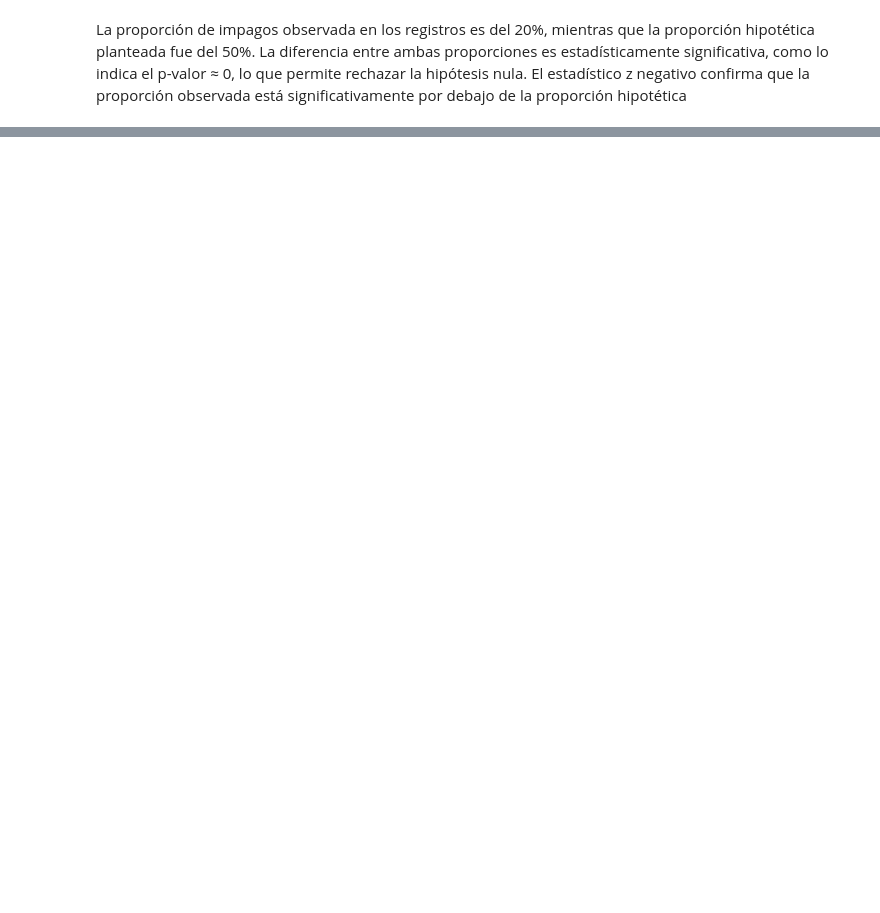
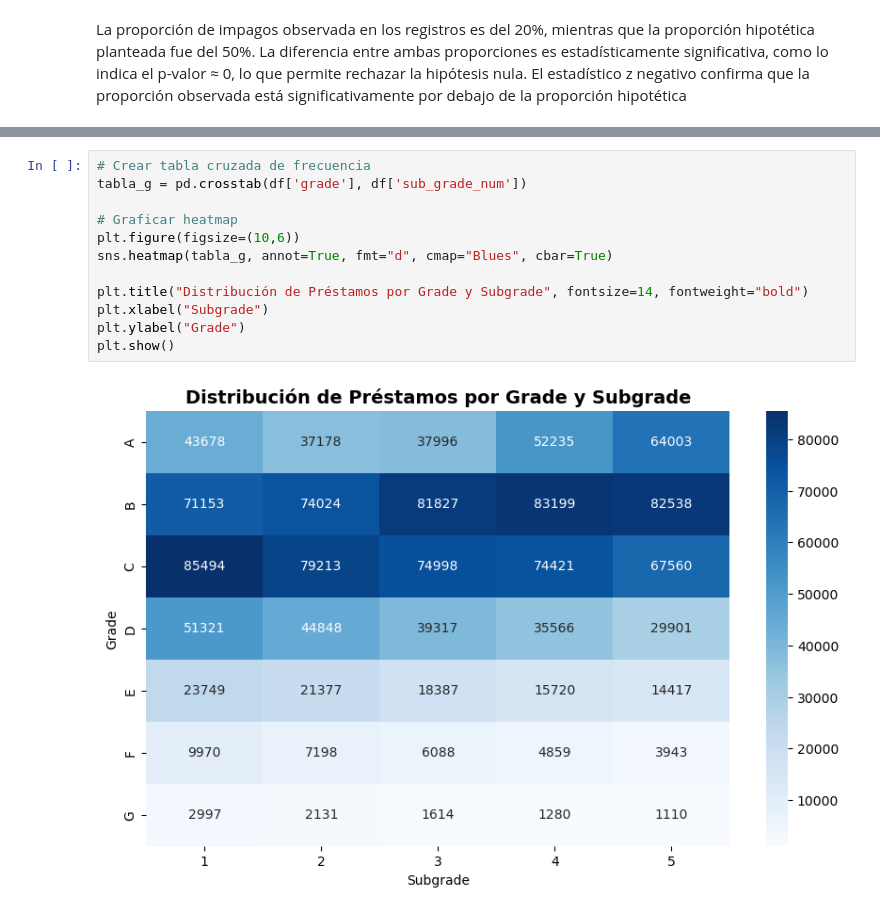
Before and after one commit to Darally06/MINI_PRY_1, a Jupyter notebook: EDA.ipynb, the cells around one changed output, grey strips where cells are left out. Drawn from its saved outputs; the diff is of its cells as text; blank space fills up the shorter version.

```diff
--- a/EDA.ipynb
+++ b/EDA.ipynb
@@ -217,0 +455,14 @@ Name: default, dtype: float64
+# %%
+# Crear tabla cruzada de frecuencia
+tabla_g = pd.crosstab(df['grade'], df['sub_grade_num'])
+
+# Graficar heatmap
+plt.figure(figsize=(10,6))
+sns.heatmap(tabla_g, annot=True, fmt="d", cmap="Blues", cbar=True)
+
+plt.title("Distribución de Préstamos por Grade y Subgrade", fontsize=14, fontweight="bold")
+plt.xlabel("Subgrade")
+plt.ylabel("Grade")
+plt.show()
+# %% [output]
+[figure, added]
```
Also changed, not shown: parts of 60 cells of this notebook, 55 other files.
